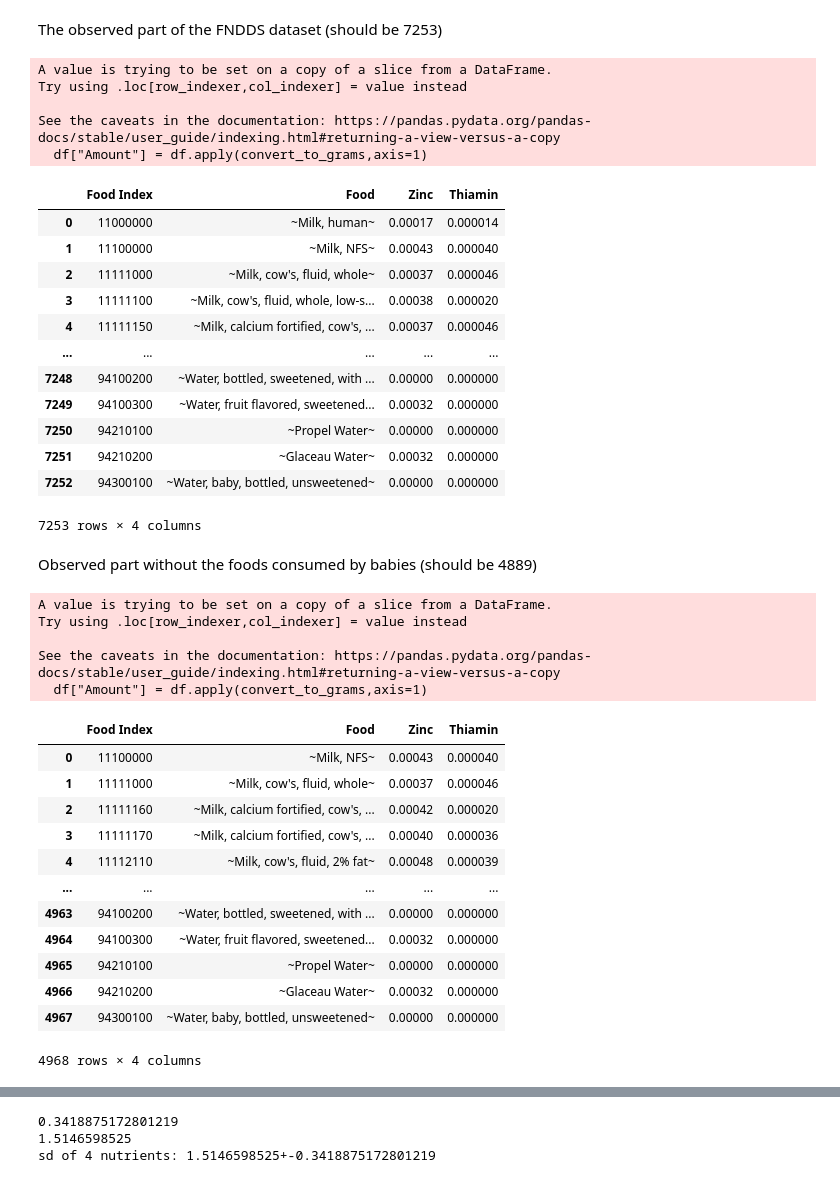
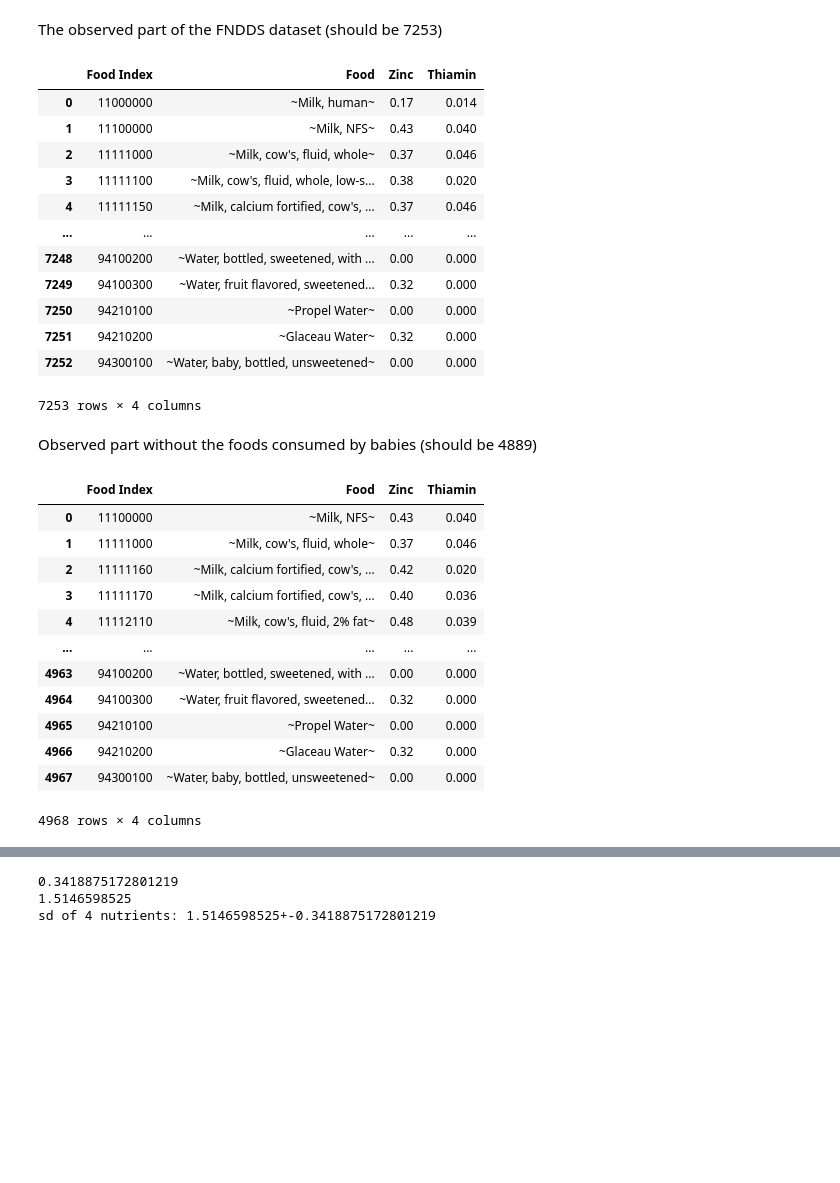
Before and after one commit to oberoir080/NutrientEDA, a Jupyter notebook: CSV_Generator_py/Figures.ipynb, the cells around one changed output, grey strips where cells are left out. Drawn from its saved outputs; the diff is of its cells as text; code cells hidden in the pictures; blank space fills up the shorter version.

```diff
--- a/CSV_Generator_py/Figures.ipynb
+++ b/CSV_Generator_py/Figures.ipynb
@@ -55,7 +75,6 @@ Function for pivoting the dataset
 def pivot_dataset(df):
     df.drop(columns=["Nutrient Index", "Unit", "Decimal Places"])
     df = df[df["Nutrient Index"].isin([309, 404])]
-    df["Amount"] = df.apply(convert_to_grams,axis=1)
 
     df = df.pivot_table(index=['Food Index', 'Food'], columns='Nutrient Index', values='Amount', aggfunc='sum').reset_index()
     df.columns = ['Food Index', 'Food', 'Zinc', 'Thiamin']
@@ -176,45 +210,35 @@ observed_df = pivot_dataset(observed_df)
 
 observed_df
 # %% [output]
+|  | Food Index | Food | Zinc | Thiamin |
+| 0 | 11000000 | ~Milk, human~ | 0.17 | 0.014 |
+| 1 | 11100000 | ~Milk, NFS~ | 0.43 | 0.040 |
+| 2 | 11111000 | ~Milk, cow's, fluid, whole~ | 0.37 | 0.046 |
+| 3 | 11111100 | ~Milk, cow's, fluid, whole, low-s... | 0.38 | 0.020 |
+| 4 | 11111150 | ~Milk, calcium fortified, cow's, ... | 0.37 | 0.046 |
+| ... | ... | ... | ... | ... |
+| 7248 | 94100200 | ~Water, bottled, sweetened, with ... | 0.00 | 0.000 |
+| 7249 | 94100300 | ~Water, fruit flavored, sweetened... | 0.32 | 0.000 |
+| 7250 | 94210100 | ~Propel Water~ | 0.00 | 0.000 |
+| 7251 | 94210200 | ~Glaceau Water~ | 0.32 | 0.000 |
+| 7252 | 94300100 | ~Water, baby, bottled, unsweetened~ | 0.00 | 0.000 |
-A value is trying to be set on a copy of a slice from a DataFrame.
-Try using .loc[row_indexer,col_indexer] = value instead
-
-See the caveats in the documentation: https://pandas.pydata.org/pandas-docs/stable/user_guide/indexing.html#returning-a-view-versus-a-copy
-  df["Amount"] = df.apply(convert_to_grams,axis=1)
+7253 rows × 4 columns
-|  | Food Index | Food | Zinc | Thiamin |
-| 0 | 11000000 | ~Milk, human~ | 0.00017 | 0.000014 |
-| 1 | 11100000 | ~Milk, NFS~ | 0.00043 | 0.000040 |
-| 2 | 11111000 | ~Milk, cow's, fluid, whole~ | 0.00037 | 0.000046 |
-| 3 | 11111100 | ~Milk, cow's, fluid, whole, low-s... | 0.00038 | 0.000020 |
-| 4 | 11111150 | ~Milk, calcium fortified, cow's, ... | 0.00037 | 0.000046 |
-| ... | ... | ... | ... | ... |
-| 7248 | 94100200 | ~Water, bottled, sweetened, with ... | 0.00000 | 0.000000 |
-| 7249 | 94100300 | ~Water, fruit flavored, sweetened... | 0.00032 | 0.000000 |
-| 7250 | 94210100 | ~Propel Water~ | 0.00000 | 0.000000 |
-| 7251 | 94210200 | ~Glaceau Water~ | 0.00032 | 0.000000 |
-| 7252 | 94300100 | ~Water, baby, bottled, unsweetened~ | 0.00000 | 0.000000 |
-7253 rows × 4 columns
 # %% [markdown]
 Observed part without the foods consumed by babies (should be 4889)
 # %%
-NHANES_df = pivot_dataset(NHANES_df)
-NHANES_df
+no_baby_df = pivot_dataset(NHANES_df)
+no_baby_df
 # %% [output]
+|  | Food Index | Food | Zinc | Thiamin |
+| 0 | 11100000 | ~Milk, NFS~ | 0.43 | 0.040 |
+| 1 | 11111000 | ~Milk, cow's, fluid, whole~ | 0.37 | 0.046 |
+| 2 | 11111160 | ~Milk, calcium fortified, cow's, ... | 0.42 | 0.020 |
+| 3 | 11111170 | ~Milk, calcium fortified, cow's, ... | 0.40 | 0.036 |
+| 4 | 11112110 | ~Milk, cow's, fluid, 2% fat~ | 0.48 | 0.039 |
+| ... | ... | ... | ... | ... |
+| 4963 | 94100200 | ~Water, bottled, sweetened, with ... | 0.00 | 0.000 |
+| 4964 | 94100300 | ~Water, fruit flavored, sweetened... | 0.32 | 0.000 |
+| 4965 | 94210100 | ~Propel Water~ | 0.00 | 0.000 |
+| 4966 | 94210200 | ~Glaceau Water~ | 0.32 | 0.000 |
+| 4967 | 94300100 | ~Water, baby, bottled, unsweetened~ | 0.00 | 0.000 |
-A value is trying to be set on a copy of a slice from a DataFrame.
-Try using .loc[row_indexer,col_indexer] = value instead
-
-See the caveats in the documentation: https://pandas.pydata.org/pandas-docs/stable/user_guide/indexing.html#returning-a-view-versus-a-copy
-  df["Amount"] = df.apply(convert_to_grams,axis=1)
+4968 rows × 4 columns
-|  | Food Index | Food | Zinc | Thiamin |
-| 0 | 11100000 | ~Milk, NFS~ | 0.00043 | 0.000040 |
-| 1 | 11111000 | ~Milk, cow's, fluid, whole~ | 0.00037 | 0.000046 |
-| 2 | 11111160 | ~Milk, calcium fortified, cow's, ... | 0.00042 | 0.000020 |
-| 3 | 11111170 | ~Milk, calcium fortified, cow's, ... | 0.00040 | 0.000036 |
-| 4 | 11112110 | ~Milk, cow's, fluid, 2% fat~ | 0.00048 | 0.000039 |
-| ... | ... | ... | ... | ... |
-| 4963 | 94100200 | ~Water, bottled, sweetened, with ... | 0.00000 | 0.000000 |
-| 4964 | 94100300 | ~Water, fruit flavored, sweetened... | 0.00032 | 0.000000 |
-| 4965 | 94210100 | ~Propel Water~ | 0.00000 | 0.000000 |
-| 4966 | 94210200 | ~Glaceau Water~ | 0.00032 | 0.000000 |
-| 4967 | 94300100 | ~Water, baby, bottled, unsweetened~ | 0.00000 | 0.000000 |
-4968 rows × 4 columns
```
Also changed, not shown: parts of 15 cells of this notebook.
